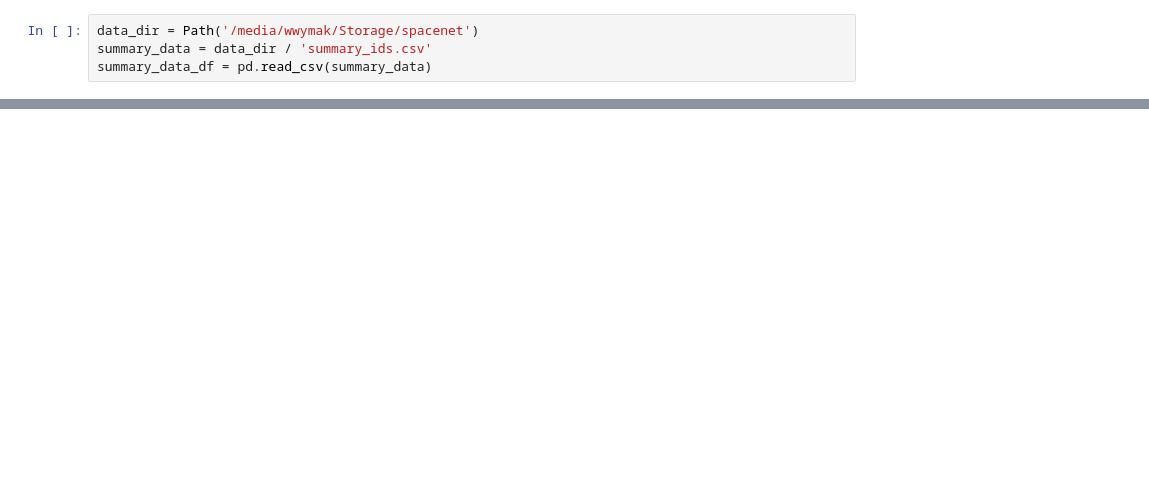
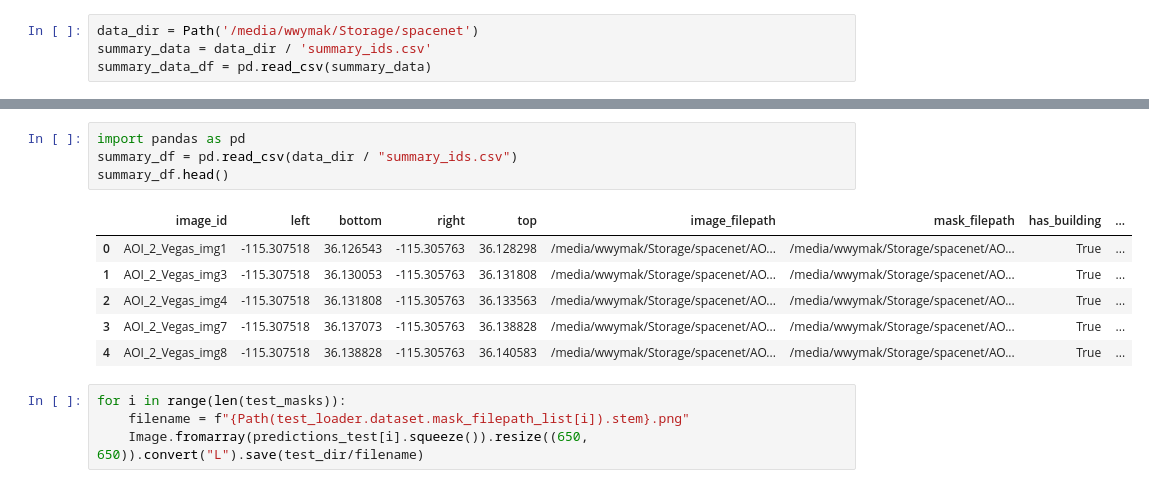
Before and after one commit to wwymak/satellite-segmentation-e2e, a Jupyter notebook: modelling/test_training_catalyst.ipynb, the cells around one changed output, grey strips where cells are left out. Saved outputs shown, nothing was run; the diff lists cells and outputs as text; blank space fills up the shorter version.

```diff
--- a/modelling/test_training_catalyst.ipynb
+++ b/modelling/test_training_catalyst.ipynb
@@ -234,0 +285,15 @@ plt.tight_layout()
+# %%
+import pandas as pd
+summary_df = pd.read_csv(data_dir / "summary_ids.csv")
+summary_df.head()
+# %% [output]
+|  | image_id | left | bottom | right | top | image_filepath | mask_filepath | has_building | ... |
+| 0 | AOI_2_Vegas_img1 | -115.307518 | 36.126543 | -115.305763 | 36.128298 | /media/wwymak/Storage/spacenet/AO... | /media/wwymak/Storage/spacenet/AO... | True | ... |
+| 1 | AOI_2_Vegas_img3 | -115.307518 | 36.130053 | -115.305763 | 36.131808 | /media/wwymak/Storage/spacenet/AO... | /media/wwymak/Storage/spacenet/AO... | True | ... |
+| 2 | AOI_2_Vegas_img4 | -115.307518 | 36.131808 | -115.305763 | 36.133563 | /media/wwymak/Storage/spacenet/AO... | /media/wwymak/Storage/spacenet/AO... | True | ... |
+| 3 | AOI_2_Vegas_img7 | -115.307518 | 36.137073 | -115.305763 | 36.138828 | /media/wwymak/Storage/spacenet/AO... | /media/wwymak/Storage/spacenet/AO... | True | ... |
+| 4 | AOI_2_Vegas_img8 | -115.307518 | 36.138828 | -115.305763 | 36.140583 | /media/wwymak/Storage/spacenet/AO... | /media/wwymak/Storage/spacenet/AO... | True | ... |
+# %%
+for i in range(len(test_masks)):
+    filename = f"{Path(test_loader.dataset.mask_filepath_list[i]).stem}.png"
+    Image.fromarray(predictions_test[i].squeeze()).resize((650, 650)).convert("L").save(test_dir/filename)
```
Also changed, not shown: parts of 27 cells of this notebook, 2 other files.
